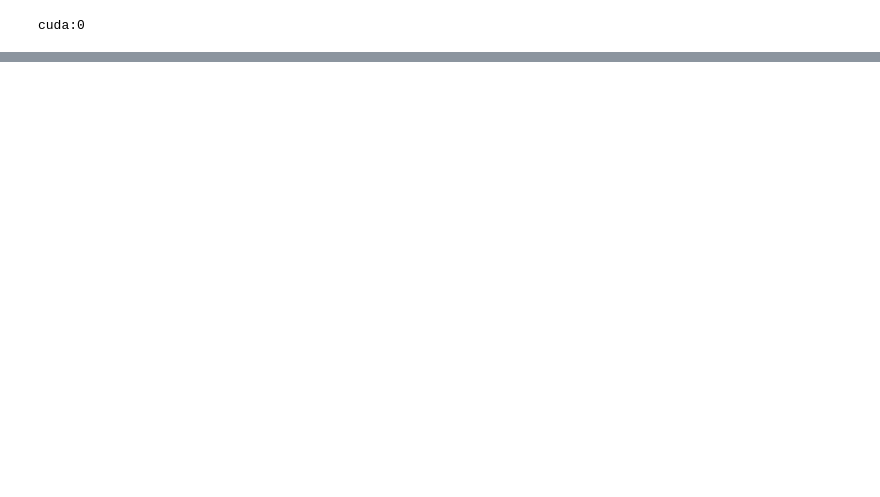
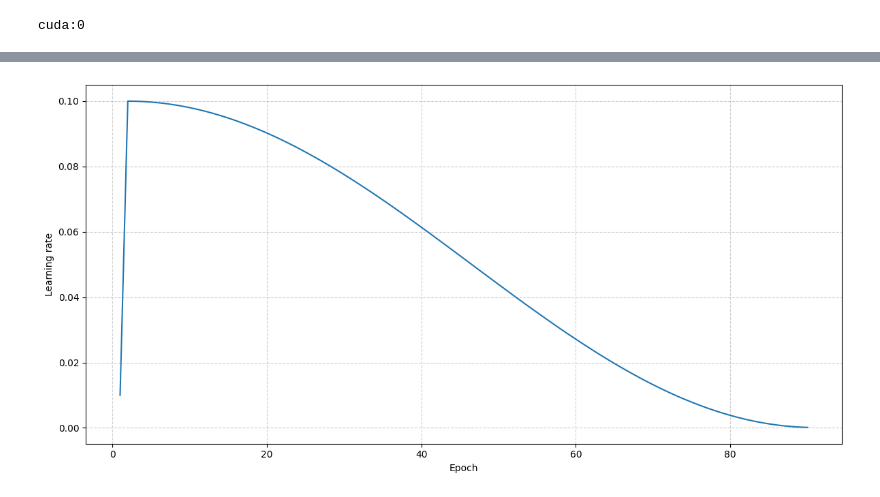
Before and after one commit to AveZorgen/deep-learning-course-practice-2026, a Jupyter notebook: laboratory_work_2/KulikovAY/submit.ipynb, the cells around one changed output, grey strips where cells are left out. Cells and saved outputs as stored; diff of their text form; code cells hidden in the pictures; blank space fills up the shorter version.

```diff
--- a/laboratory_work_2/KulikovAY/submit.ipynb
+++ b/laboratory_work_2/KulikovAY/submit.ipynb
@@ -561,3 +450 @@ Selected learning rate: 0.03 (validation accuracy=44.60%)
-# %%
-config['num_epochs'] = 90
 # %%
@@ -660,0 +548,13 @@ plt.show()
+# %%
+epochs = [m["epoch"] for m in metrics]
+learning_rates = [m["learning_rate"] for m in metrics]
+
+fig, lr_ax = plt.subplots(figsize=(12, 6))
+lr_ax.plot(epochs, learning_rates)
+lr_ax.set_xlabel("Epoch")
+lr_ax.set_ylabel("Learning rate")
+lr_ax.grid(True, linestyle="--", alpha=0.6)
+fig.tight_layout()
+plt.show()
+# %% [output]
+[figure, added]
```
Also changed, not shown: parts of 17 cells of this notebook, 1 other file.
